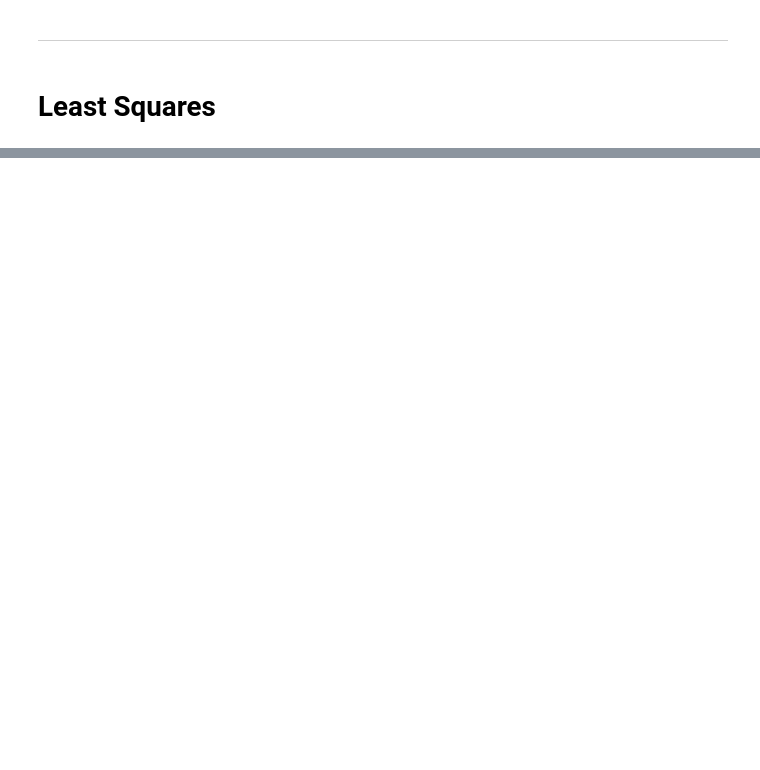
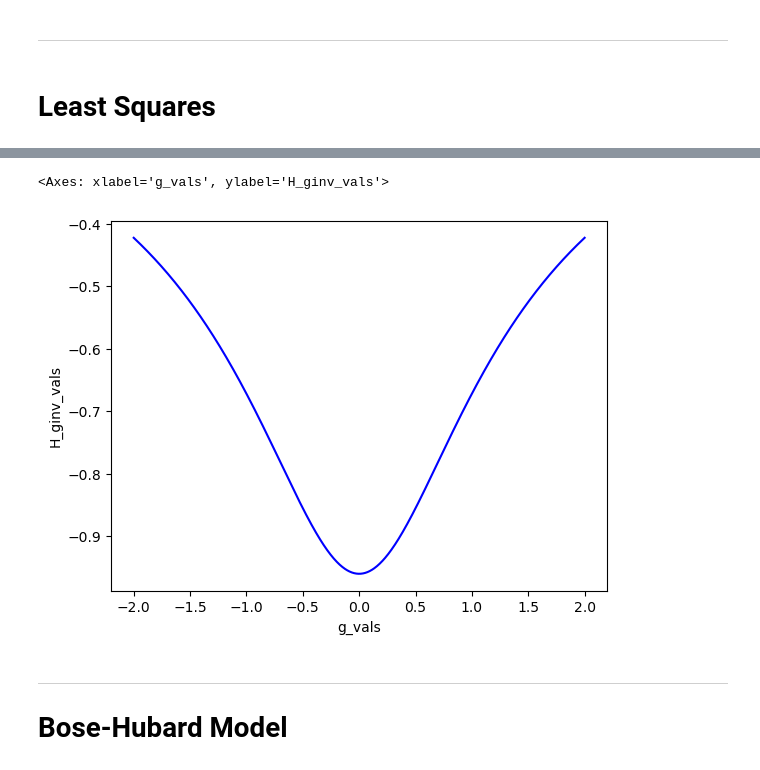
Before and after one commit to Mich-blz/Interpolations, a Jupyter notebook: Tarea1.ipynb, the cells around one changed output, grey strips where cells are left out. Drawn from its saved outputs; the diff is of its cells as text; code cells hidden in the pictures; blank space fills up the shorter version.

```diff
--- a/Tarea1.ipynb
+++ b/Tarea1.ipynb
@@ -282,0 +460,10 @@ array([0.04848685, 0.06715848, 0.11125523, 0.17251927, 0.22269976,
+# %%
+sns.lineplot(
+    data=df,
+    x='g_vals',
+    y='H_ginv_vals',
+    color='blue'
+)
+# %% [output]
+<Axes: xlabel='g_vals', ylabel='H_ginv_vals'>
+[figure, added]
@@ -282,0 +472,3 @@ array([0.04848685, 0.06715848, 0.11125523, 0.17251927, 0.22269976,
+# %% [markdown]
+---
+# Bose-Hubard Model
```
Also changed, not shown: parts of 14 cells of this notebook.
